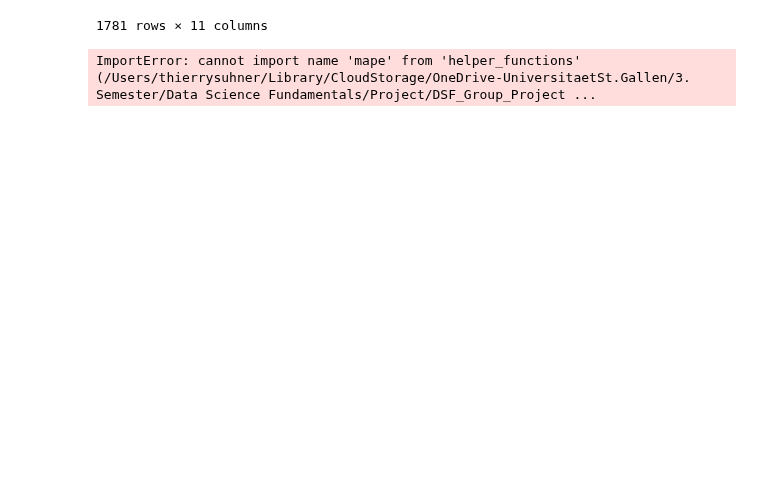
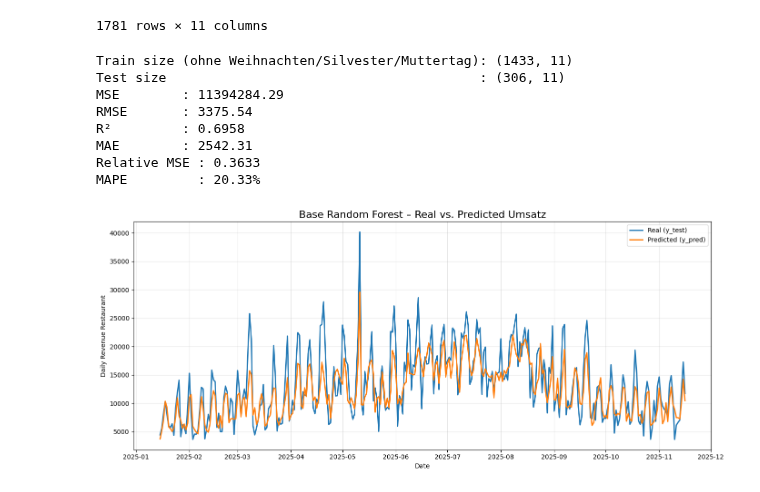
Before and after one commit to Luggias/DSF_Group_Project, a Jupyter notebook: random_forest.ipynb, the cells around one changed output. Drawn from its saved outputs; the diff is of its cells as text; code cells hidden in the pictures; blank space fills up the shorter version.

```diff
--- a/random_forest.ipynb
+++ b/random_forest.ipynb
@@ -29,7 +29,7 @@ from sklearn.ensemble import RandomForestRegressor
 from sklearn.preprocessing import StandardScaler
 from sklearn.metrics import mean_absolute_error, mean_squared_error, r2_score
 import matplotlib.pyplot as plt
-from helper_functions import is_christmas,is_mothers_day,is_special_day,mothers_day,is_silvester,holiday_average_last_3_years, mape
+from helper_functions import is_christmas,is_mothers_day,is_special_day,mothers_day,is_silvester,holiday_average_last_3_years
 
 # Convert and sort dates
 df["Datum"] = pd.to_datetime(df["Datum"])
@@ -142,33 +142,48 @@ r2 = r2_score(y_test, y_pred_adjusted)
 mae = mean_absolute_error(y_test, y_pred_adjusted)
 
 # Compute relative MSE
 y_naive = df.loc[test_mask, "lag1"].values
 mse_model = mean_squared_error(y_test, y_pred_adjusted)
 mse_naive = mean_squared_error(y_test, y_naive)
 relative_MSE = mse_model / mse_naive
 
 # Compute MAPE
+def mape(y_true, y_pred):
+    y_true = np.array(y_true)
+    y_pred = np.array(y_pred)
+    mask = y_true != 0
+    y_true = y_true[mask]
+    y_pred = y_pred[mask]
+    return np.mean(np.abs((y_true - y_pred) / y_true)) * 100
 mape_value = mape(y_test, y_pred_adjusted)
 
 print(f"MSE        : {mse:.2f}")
 print(f"RMSE       : {rmse:.2f}")
 print(f"R²         : {r2:.4f}")
 print(f"MAE        : {mae:.2f}")
 print(f"Relative MSE : {relative_MSE:.4f}")
 print(f"MAPE         : {mape_value:.2f}%")
 
-#Plot the results
+# Plot the results
 plt.figure(figsize=(14,6))
 plt.plot(df.loc[test_mask, "Datum"], y_test, label="Real (y_test)", linewidth=2)
 plt.plot(df.loc[test_mask, "Datum"], y_pred_adjusted, label="Predicted (y_pred)", linewidth=2)
 
 plt.title("Base Random Forest – Real vs. Predicted Umsatz", fontsize=16)
 plt.xlabel("Date")
 plt.ylabel("Daily Revenue Restaurant")
 plt.legend()
 plt.grid(True, alpha=0.3)
 plt.tight_layout()
 plt.show()
 # %% [output]
-ImportError: cannot import name 'mape' from 'helper_functions' (/Users/thierrysuhner/Library/CloudStorage/OneDrive-UniversitaetSt.Gallen/3. Semester/Data Science Fundamentals/Project/DSF_Group_Project ...
+Train size (ohne Weihnachten/Silvester/Muttertag): (1433, 11)
+Test size                                        : (306, 11)
+MSE        : 11394284.29
+RMSE       : 3375.54
+R²         : 0.6958
+MAE        : 2542.31
+Relative MSE : 0.3633
+MAPE         : 20.33%
+[figure, added]
 # %%
```
Also changed, not shown: parts of 4 cells of this notebook.
